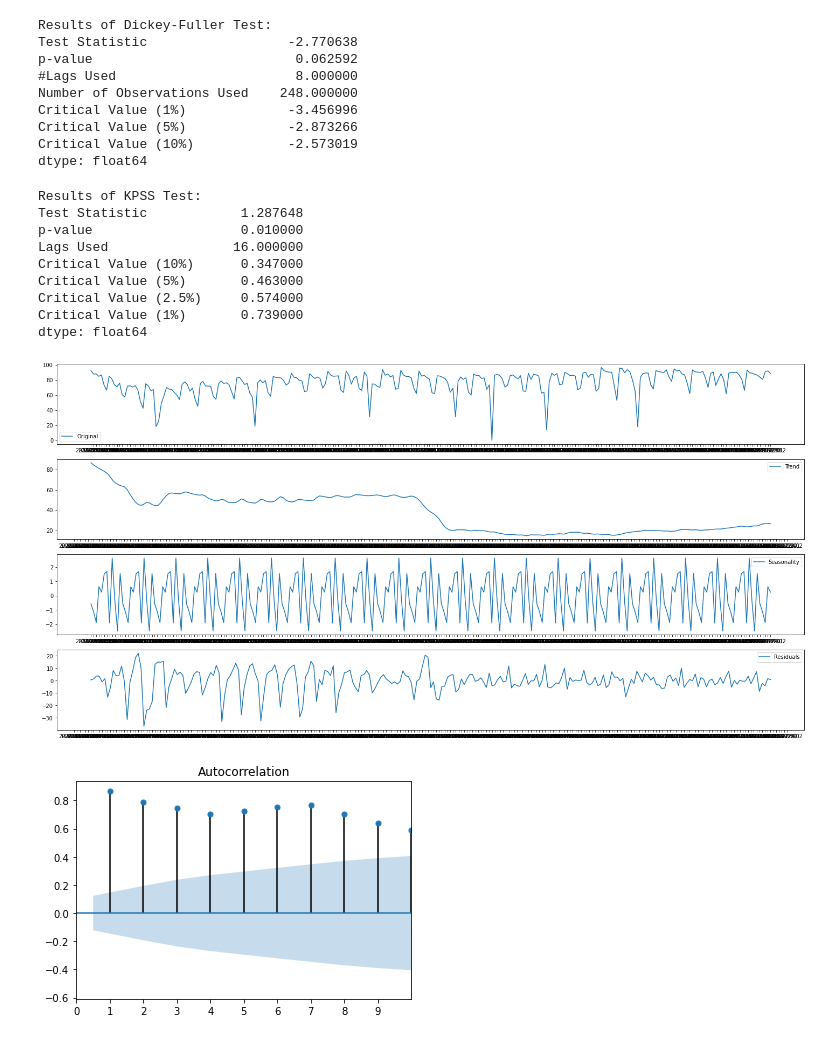
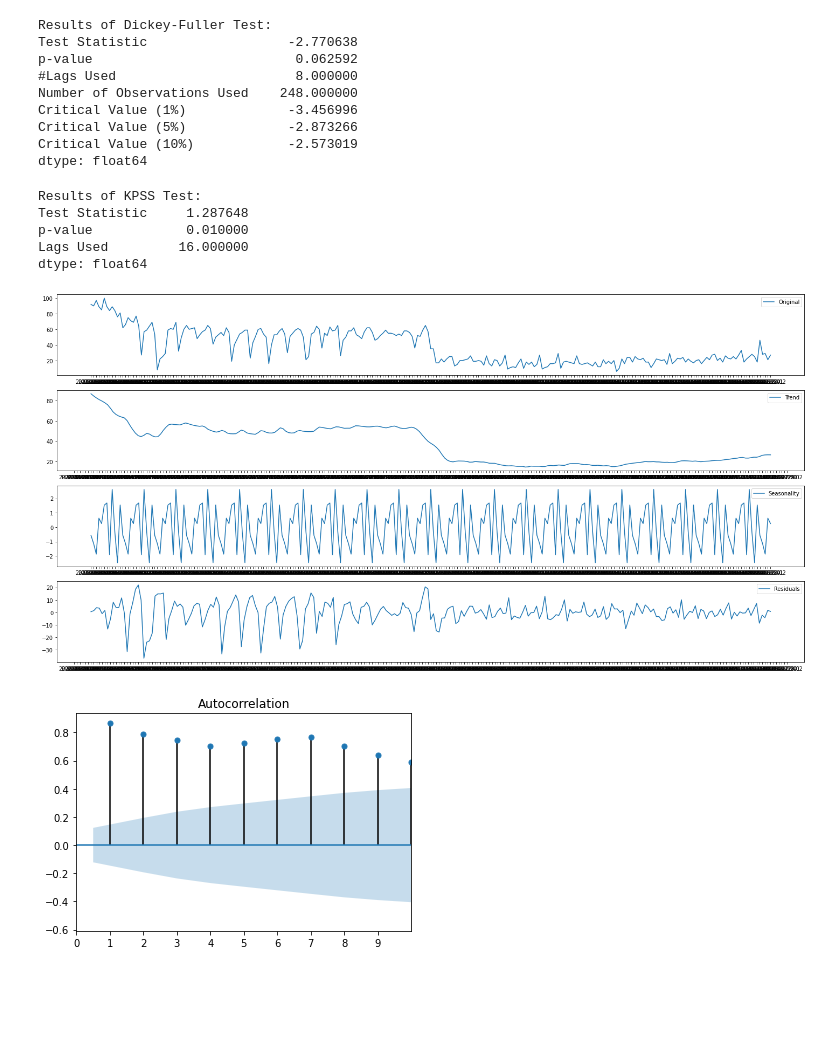
Before and after one commit to Wriyadi/DTS-PRO, a Jupyter notebook: DemoDay_AirportTraffic.ipynb, the cells around one changed output. Saved outputs shown, nothing was run; the diff lists cells and outputs as text; code cells hidden in the pictures; blank space fills up the shorter version.

```diff
--- a/DemoDay_AirportTraffic.ipynb
+++ b/DemoDay_AirportTraffic.ipynb
@@ -914,43 +912,39 @@ dtype: float64
 # %%
 #define KPSS
 print ('Results of KPSS Test:')
-kpsstest = kpss(df_Australia['PercentOfBaseline'].dropna(), regression='c')
-kpss_output = pd.Series(kpsstest[0:3], index=['Test Statistic','p-value','Lags Used'])
-for key,value in kpsstest[3].items():
+kpsstest3 = kpss(df_Australia['PercentOfBaseline'].dropna(), regression='c')
+kpss_output3 = pd.Series(kpsstest3[0:3], index=['Test Statistic','p-value','Lags Used'])
+for key,value in kpsstest3[3].items():
     kpss_output['Critical Value (%s)'%key] = value
-print (kpss_output)
+print (kpss_output3)
 # %% [output]
 Results of KPSS Test:
-Test Statistic            1.287648
-p-value                   0.010000
-Lags Used                16.000000
-Critical Value (10%)      0.347000
-Critical Value (5%)       0.463000
-Critical Value (2.5%)     0.574000
-Critical Value (1%)       0.739000
+Test Statistic     1.287648
+p-value            0.010000
+Lags Used         16.000000
 dtype: float64
 # %%
 decomposition = seasonal_decompose(df_Australia.dropna(), model='additive', freq=12)
 
-trend = decomposition.trend
-seasonal = decomposition.seasonal
-residual = decomposition.resid
+trend3 = decomposition.trend
+seasonal3 = decomposition.seasonal
+residual3 = decomposition.resid
 plt.figure(figsize=(20,10))
 plt.subplot(411)
-plt.plot(df_CANADA['PercentOfBaseline'], label='Original')
+plt.plot(df_Australia['PercentOfBaseline'], label='Original')
 plt.legend(loc='best')
 plt.subplot(412)
-plt.plot(trend, label='Trend')
+plt.plot(trend3, label='Trend')
 plt.legend(loc='best')
 plt.subplot(413)
-plt.plot(seasonal,label='Seasonality')
+plt.plot(seasonal3,label='Seasonality')
 plt.legend(loc='best')
 plt.subplot(414)
-plt.plot(residual, label='Residuals')
+plt.plot(residual3, label='Residuals')
 plt.legend(loc='best')
 plt.tight_layout()
 # %% [output]
-[figure, old version]
+[figure, new version]
 # %%
 from statsmodels.graphics.tsaplots import plot_acf,plot_pacf
 plot_acf(df_Australia['PercentOfBaseline'],zero=False)
```
Also changed, not shown: parts of 49 cells of this notebook.
